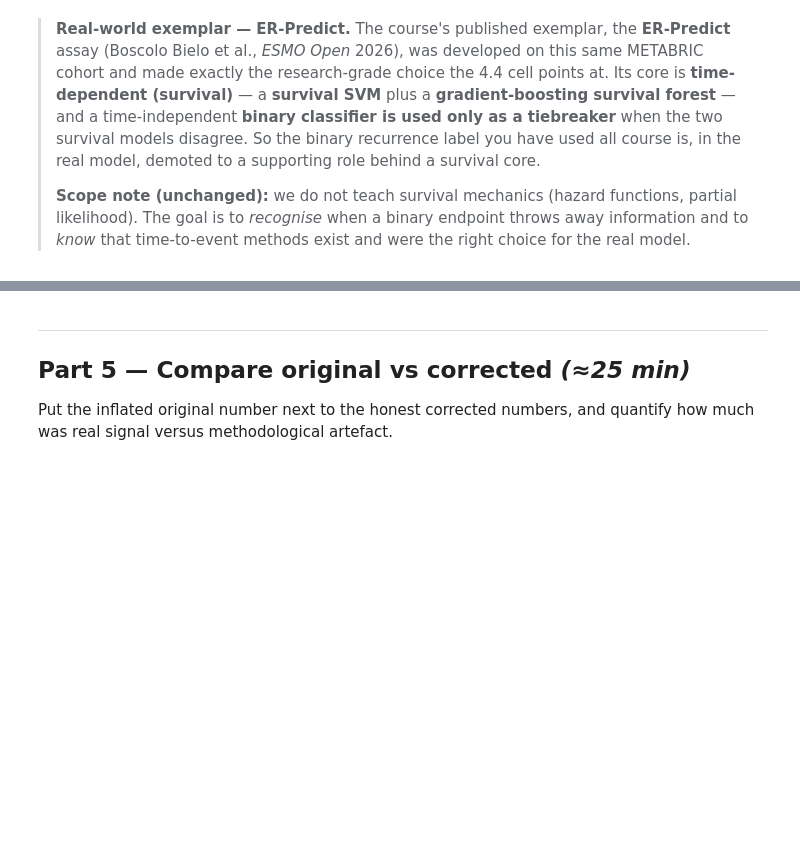
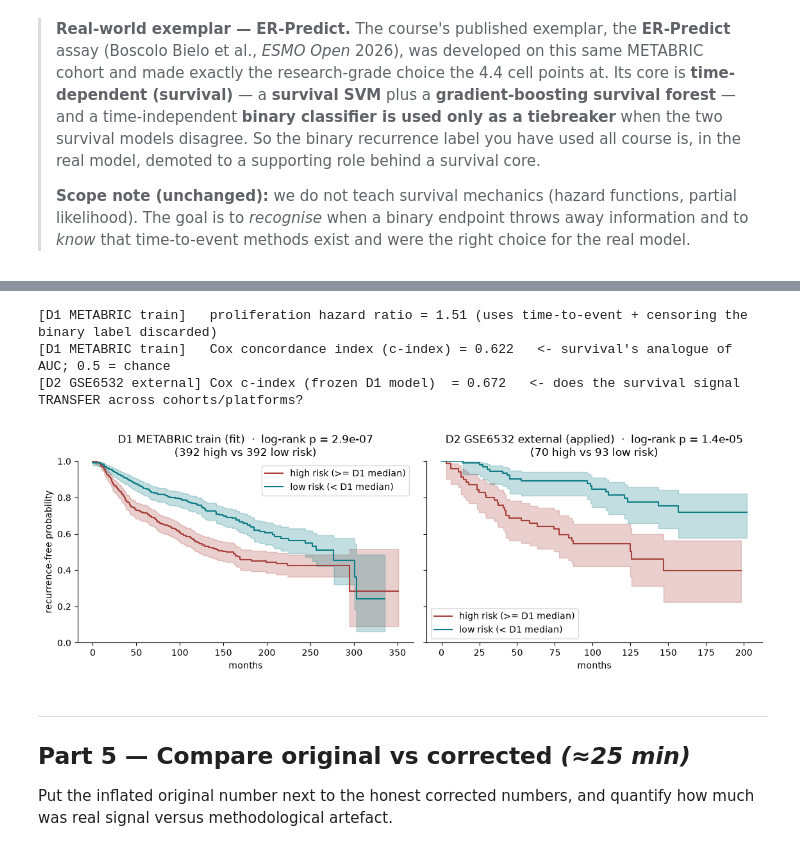
Before and after one commit to zhanyinx/ml26, a Jupyter notebook: solutions/lesson05_research_grade_ml/notebooks/lesson05_solutions.ipynb, the cells around one changed output, grey strips where cells are left out. Drawn from its saved outputs; the diff is of its cells as text; code cells hidden in the pictures; blank space fills up the shorter version.

Commit message:
🔧 added more on survival

```diff
--- a/solutions/lesson05_research_grade_ml/notebooks/lesson05_solutions.ipynb
+++ b/solutions/lesson05_research_grade_ml/notebooks/lesson05_solutions.ipynb
@@ -153,7 +153,8 @@ def score_sets(X, sets):
 def load_gse6532_external(feature_columns, data_dir=DATA_DIR, horizon_months=60):
     """Build a REAL external-validation cohort from GSE6532 (Loi et al., Affymetrix).
     Cross-platform test (METABRIC/Illumina -> GSE6532/Affymetrix): same engineered features,
-    same binary recurrence label (DMFS at the horizon), ER+ patients. Downloads ~180 MB on first run."""
+    same binary recurrence label (DMFS at the horizon), ER+ patients. Downloads ~180 MB on first run.
+    Returns feats, binary y, raw genes, AND a survival frame (months/event) for the Part-4 survival cell."""
     import GEOparse
     gse = GEOparse.get_GEO(filepath=_cached("GSE6532_family.soft.gz"), silent=True)
     PLATS = ("GPL96", "GPL570")
@@ -190,7 +191,8 @@ def load_gse6532_external(feature_columns, data_dir=DATA_DIR, horizon_months=60)
     keep = (er & y.notna()); y = y[keep].astype(int)
     feats = pd.concat([score_sets(Xg, SIGNATURES), score_sets(Xg, HALLMARK_SETS)], axis=1).loc[y.index]
     feats = feats.reindex(columns=list(feature_columns))
-    return feats, y, Xg.loc[y.index]
+    surv = pd.DataFrame({"months": months, "event": event}).loc[y.index]  # external time-to-event, for the survival cell
+    return feats, y, Xg.loc[y.index], surv
 
 d = load_checkpoint("lesson03_features")
 X_genes, X_feat, clin_all, y_all = d["X_genes"], d["feats"], d["clin"], d["y"]
@@ -203,7 +205,7 @@ surv_all = pd.DataFrame({"months": pd.to_numeric(clin_all[_months], errors="coer
                          "event":  clin_all[_status].astype(str).str.startswith("1").astype(int)}).loc[y_all.index]
 
 # REAL external cohort (downloads GSE6532 SOFT ~180 MB on first run)
-X_ext_feat, y_ext, X_ext_genes = load_gse6532_external(X_feat.columns, data_dir=DATA_DIR)
+X_ext_feat, y_ext, X_ext_genes, surv_ext = load_gse6532_external(X_feat.columns, data_dir=DATA_DIR)
 print(f"raw genes: {X_genes.shape} | engineered features: {X_feat.shape[1]}")
 print(f"split: train {len(tr)} | val {len(va)} | test {len(te)} | recurrence {y_all.mean():.1%}")
 print(f"external GSE6532 cohort (real, Affymetrix): {len(y_ext)} ER+ patients, recurrence {y_ext.mean():.1%}")
@@ -406,13 +421,3 @@ for _ in range(20):
 stable = pd.Series(top_counts).sort_values(ascending=False) / 20
 print(f"\n4.4 selection stability: only {(stable >= 0.8).sum()} of 50 genes appear in >=80% of resamples "
       f"(top: {list(stable.head(3).round(2).items())})")
-
-# 4.4 (optional) conceptual survival model
-try:
-    from lifelines import CoxPHFitter
-    df = surv_all.loc[tr].join(X_feat.loc[tr, ["proliferation", "er_signalling"]]).dropna()
-    cph = CoxPHFitter().fit(df, duration_col="months", event_col="event")
-    print(f"4.4 (survival) proliferation hazard ratio = {np.exp(cph.params_['proliferation']):.2f} "
-          f"(uses time-to-event + censoring the binary label discarded)")
-except Exception as e:
-    print(f"4.4 (survival) lifelines not available — skipping the optional Cox model ({type(e).__name__}).")
@@ -419,3 +445,63 @@ except Exception as e:
+# %%
+# 4.4 (optional) — SURVIVAL, train-on-D1 / apply-on-D2: Cox model + c-index + Kaplan–Meier.
+# Time-to-event restores what the binary recurrence label discarded (censoring + late events).
+# DATASET 1 = METABRIC training fold (the model is FIT here); DATASET 2 = external GSE6532 (only APPLIED to).
+# Leakage discipline: the model, the batch-correction reference, and the risk cut-point are ALL frozen on
+# DATASET 1, then applied unchanged to DATASET 2 — a genuine external test of the survival signal.
+try:
+    from lifelines import CoxPHFitter, KaplanMeierFitter
+    from lifelines.statistics import logrank_test
+    from lifelines.utils import concordance_index
+
+    SIG = ["proliferation"]
+
+    # ── DATASET 1 (METABRIC train): fit the Cox model, show results ───────────────
+    surv_tr = surv_all.loc[tr].join(X_feat.loc[tr, SIG]).dropna()
+    cph = CoxPHFitter().fit(surv_tr, duration_col="months", event_col="event")
+    risk_tr = cph.predict_partial_hazard(surv_tr)          # per-patient relative hazard (train)
+    thr = risk_tr.median()                                 # LOCKED median cut-point (from D1 only)
+    print(f"[D1 METABRIC train]   proliferation hazard ratio = {np.exp(cph.params_['proliferation']):.2f} "
+          f"(uses time-to-event + censoring the binary label discarded)")
+    print(f"[D1 METABRIC train]   Cox concordance index (c-index) = {cph.concordance_index_:.3f}   "
+          f"<- survival's analogue of AUC; 0.5 = chance")
+
+    # ── DATASET 2 (external GSE6532): APPLY the frozen model, show results ─────────
+    # Batch-correct the external signatures onto the D1 TRAIN reference (same recipe as 4.3), then score
+    # with the frozen Cox model and split at the frozen D1 median — nothing below is refit on D2.
+    ref_mu, ref_sd = X_feat.loc[tr, SIG].mean(), X_feat.loc[tr, SIG].std() + 1e-9
+    ext_feat = ((X_ext_feat[SIG] - X_ext_feat[SIG].mean()) / (X_ext_feat[SIG].std() + 1e-9)) * ref_sd + ref_mu
+    ext = surv_ext.join(ext_feat).dropna()
+    risk_ext = cph.predict_partial_hazard(ext)
+    c_ext = concordance_index(ext["months"], -risk_ext, ext["event"])   # -risk: higher hazard -> shorter survival
+    print(f"[D2 GSE6532 external] Cox c-index (frozen D1 model)  = {c_ext:.3f}   "
+          f"<- does the survival signal TRANSFER across cohorts/platforms?")
+
+    # ── Kaplan–Meier: D1 vs D2 side by side, BOTH split by the locked D1 median risk ──
+    fig, axes = plt.subplots(1, 2, figsize=(11.5, 4.0), sharey=True)
+    km = KaplanMeierFitter()
+    for ax, frame, risk, title in [(axes[0], surv_tr, risk_tr, "D1 METABRIC train (fit)"),
+                                   (axes[1], ext,     risk_ext, "D2 GSE6532 external (applied)")]:
+        hi = risk >= thr                                   # same frozen cut-point on both datasets
+        lr = logrank_test(frame.loc[hi, "months"], frame.loc[~hi, "months"],
+                          frame.loc[hi, "event"],  frame.loc[~hi, "event"])
+        for mask, label, color in [(hi,  "high risk (>= D1 median)", "#A8403A"),
+                                   (~hi, "low risk (< D1 median)",   "#0E7C86")]:
+            km.fit(frame.loc[mask, "months"], frame.loc[mask, "event"], label=label)
+            km.plot_survival_function(ax=ax, color=color, ci_show=True)
+        ax.set_xlabel("months"); ax.set_ylim(0, 1)
+        ax.set_title(f"{title}  ·  log-rank p = {lr.p_value:.1e}\n"
+                     f"({int(hi.sum())} high vs {int((~hi).sum())} low risk)")
+        ax.spines[["top", "right"]].set_visible(False)
+    axes[0].set_ylabel("recurrence-free probability")
+    plt.tight_layout(); plt.show()
+except Exception as e:
+    print(f"4.4 (survival) lifelines not available — skipping the optional Cox / Kaplan–Meier cell "
+          f"({type(e).__name__}).")
+# %% [output]
+[D1 METABRIC train]   proliferation hazard ratio = 1.51 (uses time-to-event + censoring the binary label discarded)
+[D1 METABRIC train]   Cox concordance index (c-index) = 0.622   <- survival's analogue of AUC; 0.5 = chance
+[D2 GSE6532 external] Cox c-index (frozen D1 model)  = 0.672   <- does the survival signal TRANSFER across cohorts/platforms?
+[figure, added]
 # %% [markdown]
 ---
 ## Part 5 — Compare original vs corrected  *(≈25 min)*
```
Also changed, not shown: parts of 8 cells of this notebook.
